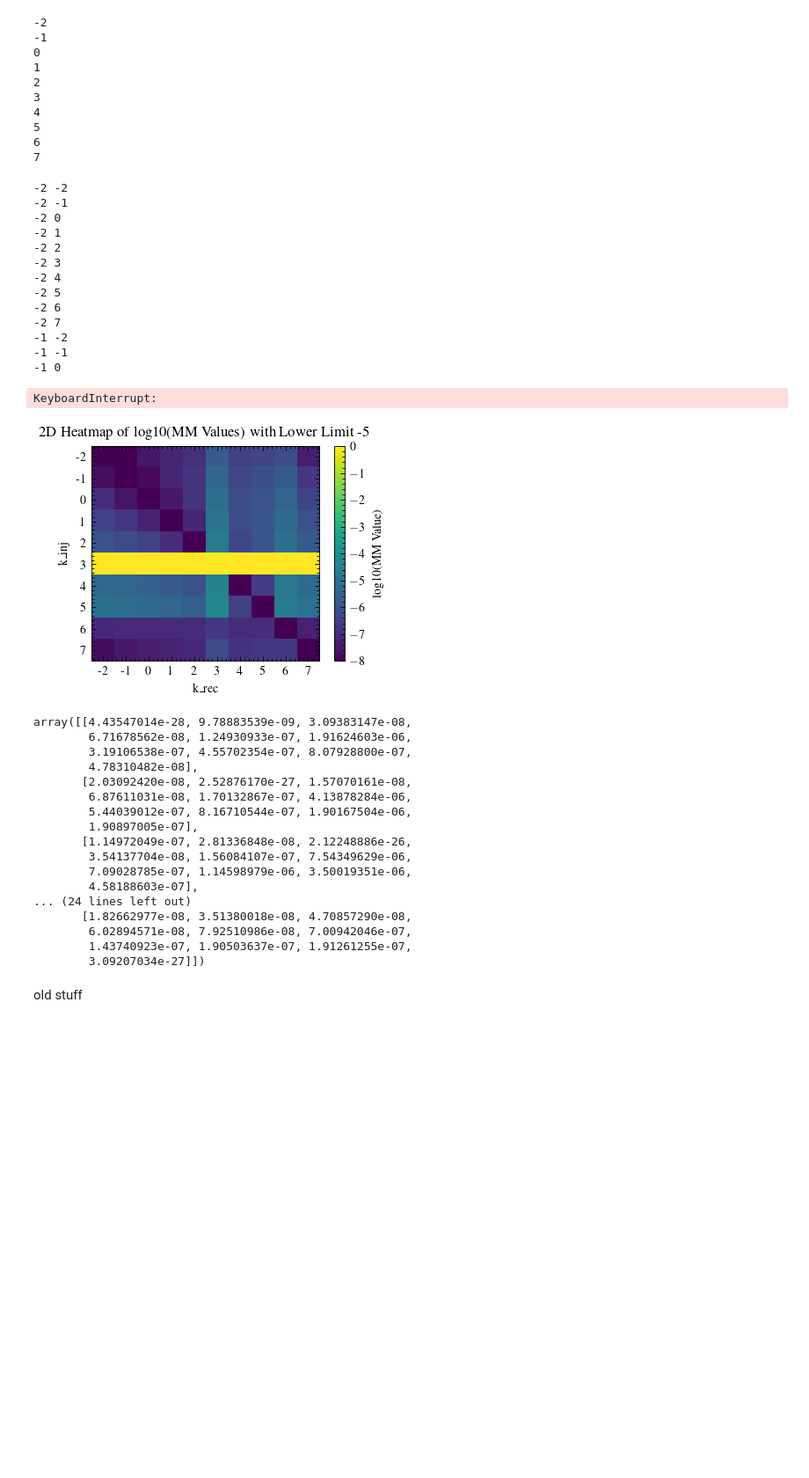
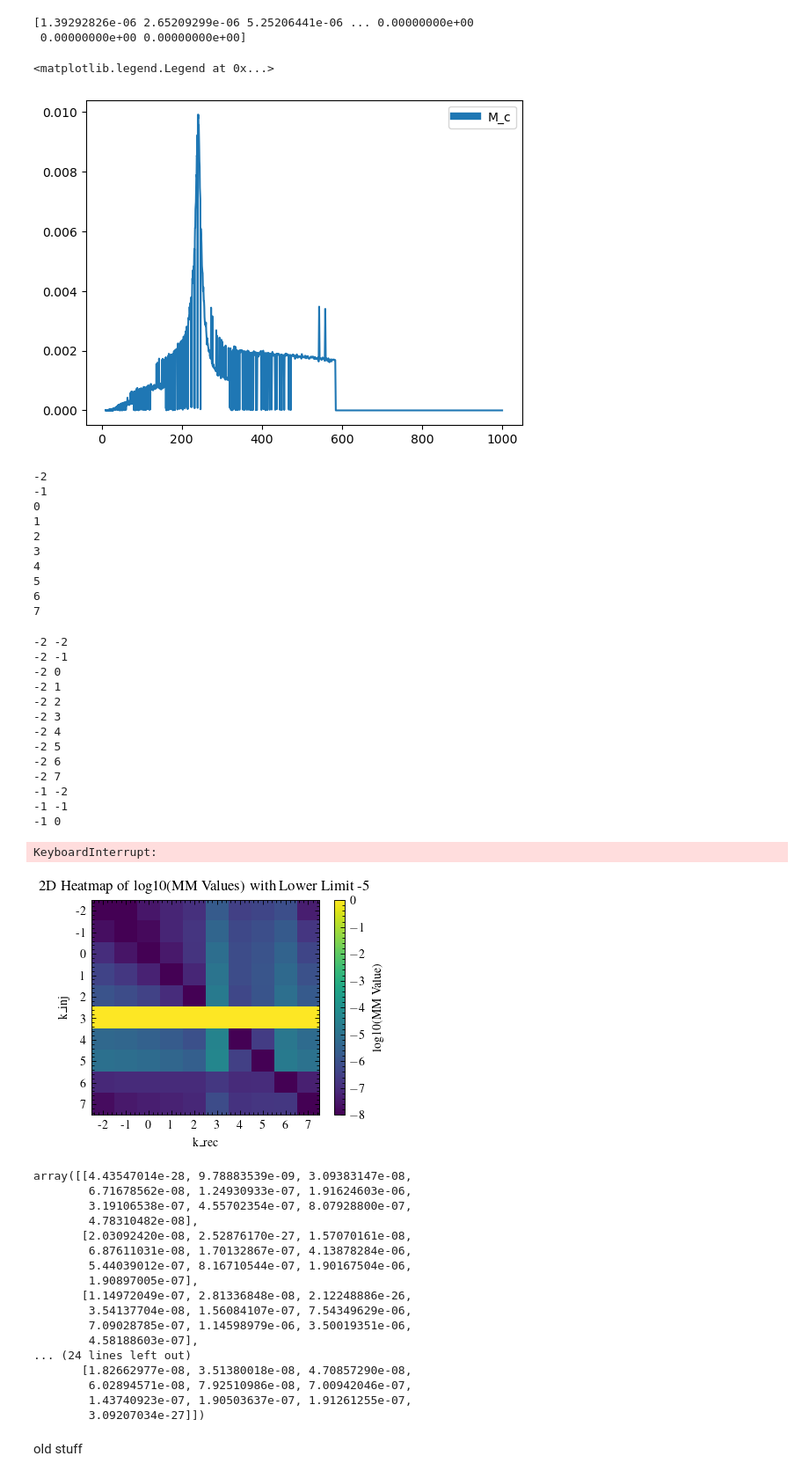
Before and after one commit to BrianCSeymour/geo-tgr, a Jupyter notebook: pn-degen-plot.ipynb, the cells around one changed output. Shown: that part at 88% size. Drawn from its saved outputs; the diff is of its cells as text; code cells hidden in the pictures; blank space fills up the shorter version.

```diff
--- a/pn-degen-plot.ipynb
+++ b/pn-degen-plot.ipynb
@@ -163,0 +146,25 @@ b = get_dh(x, freqs,H1)
+# %%
+def get_h_partial(x_vals, x_dict, freqs, H1, keys):
+    # Reconstruct the dictionary with values from x_vals for selected keys
+    x_modified = x_dict.copy()
+    for i, key in enumerate(keys):
+        x_modified[key] = x_vals[i]
+
+    # Call the original function with the modified dictionary
+    return get_h_nojit(x_modified, freqs, H1)
+
+x_keys = x.keys()
+x_vals_initial = jnp.array([x[key] for key in x_keys])
+
+# Define a lambda function to wrap get_h_partial for jacfwd
+jacobian_fn = jax.jacfwd(lambda x_vals: get_h_partial(x_vals, x, freqs, H1, x_keys))
+
+# Define a lambda function to wrap get_h_partial for jacfwd
+# backjacobian_fn = jax.jacrev(lambda x_vals: get_h_partial(x_vals, x, freqs, H1, x_keys))
+
+# Calculate the Jacobian
+# dh_jacob = jacobian_fn(x_vals_initial)
+jacobian_fn_jacob = jax.jit(jacobian_fn)
+# jacobian_fn_back = jax.jit(backjacobian_fn)
+# %%
+dh_jacob = jacobian_fn_jacob(x_vals_initial)
@@ -164,3 +211,25 @@ b = get_dh(x, freqs,H1)
+# %%
+pltkey = list(x_keys)[0]
+idx_par = {list(x_keys)[i] : i for i in range(len(list(x_keys)))}
+# Compute the Jacobian and the target derivative
+numerator = jnp.abs(dh_jacob[:, idx_par[pltkey]] - dh_brian[pltkey])
+denominator = dh_brian[pltkey]
+
+# Handle cases where the denominator might be zero or too close to zero
+safe_denominator = jnp.abs(jnp.where(denominator == 0, 1e-100, denominator))  # Avoid divide-by-zero errors
+
+# Compute the result with the safe denominator, setting result to zero where numerator is zero
+result = jnp.where(numerator == 0, 0, numerator / safe_denominator)
+
+print(result)
+
+plt.plot(freqs, result, label = pltkey)
+plt.legend(loc=0)
+# %% [output]
+[1.39292826e-06 2.65209299e-06 5.25206441e-06 ... 0.00000000e+00
+ 0.00000000e+00 0.00000000e+00]
+<matplotlib.legend.Legend at 0x...>
+[figure, added]
 # %%
 paramx = ['M_c', 'eta', 'd_L', 'ra', 'dec', 'iota', 'psi', 't_c', 'phase_c', 'dphi_rec']
 log_flag =  {paramx[i] : 0 for i in range(len(paramx))}; log_flag["M_c"] = 1; log_flag["d_L"] = 1
```
Also changed, not shown: parts of 7 cells of this notebook, 8 other files.
